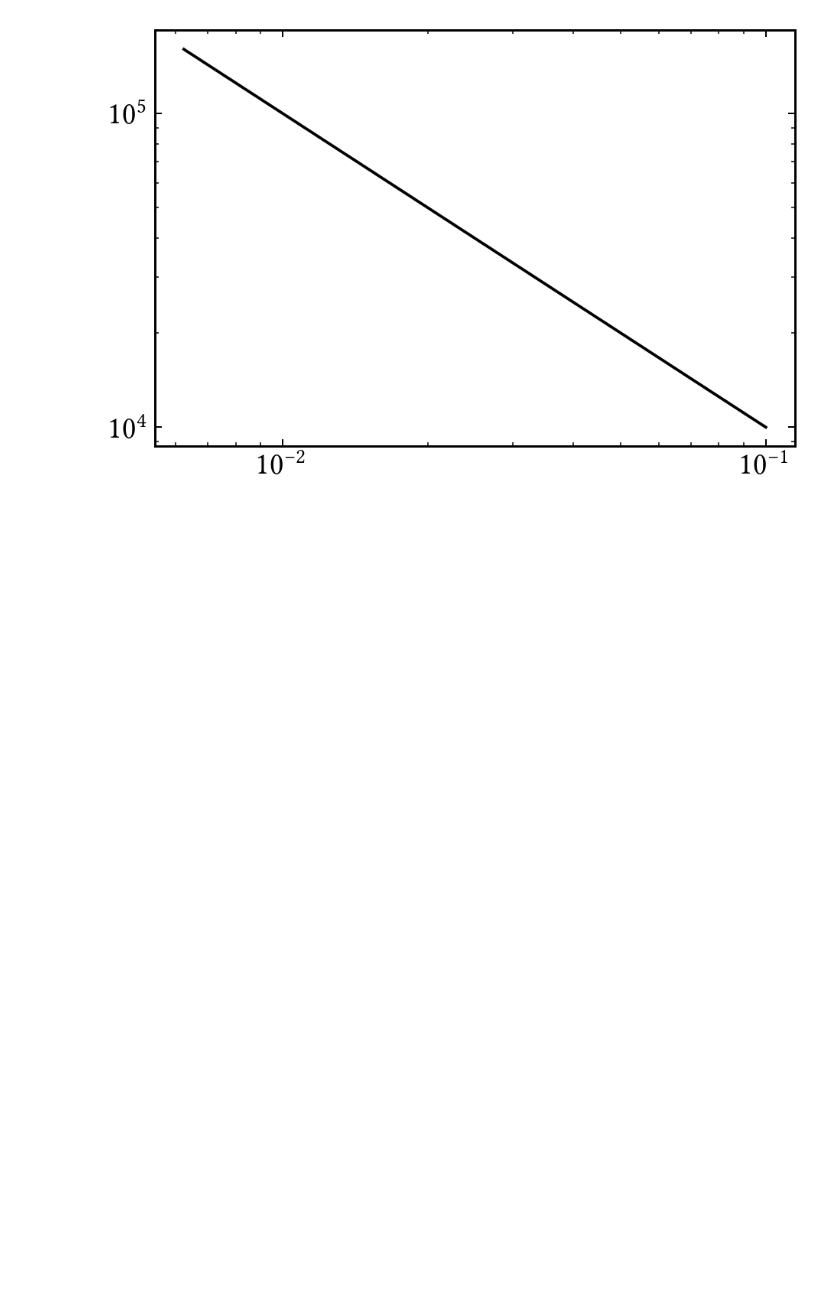
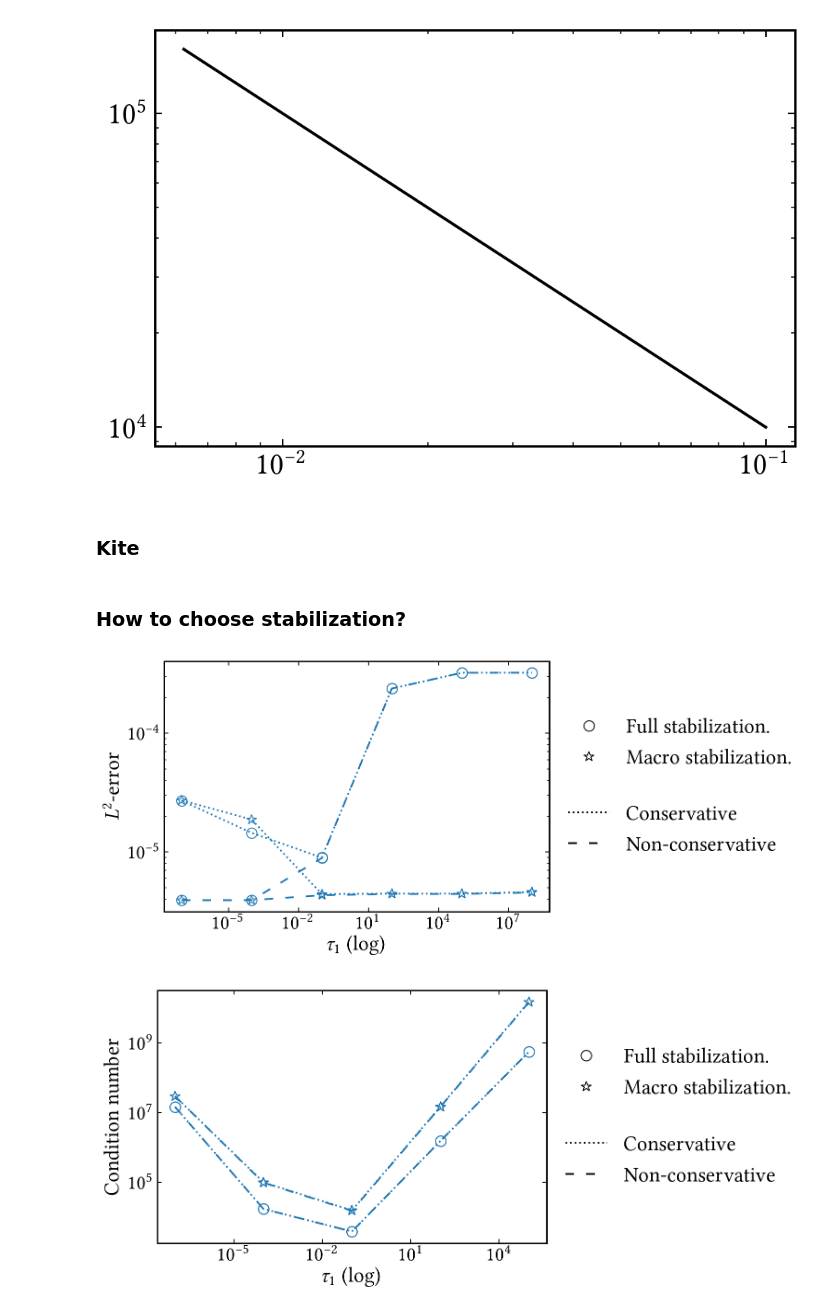
Before and after one commit to CutFEM/CutFEM-Library, a Jupyter notebook: notebook/convection_diffusion/macro_algoim.ipynb, the cells around one changed output. Drawn from its saved outputs; the diff is of its cells as text; code cells hidden in the pictures; blank space fills up the shorter version.

Commit message:
fixed issue with conservation error and cleanup

```diff
--- a/notebook/convection_diffusion/macro_algoim.ipynb
+++ b/notebook/convection_diffusion/macro_algoim.ipynb
@@ -551,3 +551,5 @@ ax4.set_ylabel(r"$\|u(T)-u_h(T)\|_{\Omega(T)}$", fontsize=18)
 [figure]
 ValueError: x and y must have same first dimension, but have shapes (5,) and (4,)
 [figure]
+# %% [markdown]
+### Kite
@@ -553,0 +561,48 @@ ValueError: x and y must have same first dimension, but have shapes (5,) and (4,
+# %% [markdown]
+### How to choose stabilization?
+# %%
+error_conservative_fullstab = [2.701011567025199e-05, 1.447210144540149e-05, 8.962351343872785e-06, 0.0002381289739391848, 0.0003235018543894887, 0.0003239571740911489]
+cond_conservative_fullstab = [1.461763e+07, 1.740499e+04, 3.921728e+03, 1.538674e+06, 5.520072e+08]  # last inf
+
+error_conservative_macro = [2.722757587156617e-05, 1.874490734468409e-05, 4.417350322913139e-06, 4.456535100383226e-06, 4.456707195952116e-06, 4.589379445178644e-06]
+cond_conservative_macro = [2.941805e+07, 1.005426e+05, 1.576030e+04, 1.491848e+07, 1.491767e+10]     # last inf
+
+error_classical_fullstab = [3.926530123286841e-06, 3.929240197057279e-06, 8.885089210390989e-06, 0.0002381284607139589, 0.0003235018785731644, 0.0003239525640264248]
+cond_classical_fullstab = [1.461472e+07, 1.734075e+04, 3.919320e+03, 1.536805e+06, 5.520072e+08]     # last inf
+
+error_classical_macro = [3.926444659946656e-06, 3.927241266393924e-06, 4.319827760057842e-06, 4.427303177741356e-06, 4.42753248369591e-06, 4.554366155042759e-06]
+cond_classical_macro= [2.939656e+07, 9.806948e+04, 1.538307e+04, 1.455776e+07, 1.455697e+10]
+
+c = [0.0000001, 0.0001, 0.1, 100, 100000, 100000000]
+
+
+plt.show()
+
+fig4, ax4 = plt.subplots()
+ax4.loglog(c, error_conservative_fullstab,  marker='o', markersize=9, linestyle=":", markeredgewidth=0.8, markerfacecolor="None", color="C0", label=r"Conservative, Full Stabilization")
+ax4.loglog(c, error_conservative_macro,  marker='*', markersize=9, linestyle=":", markeredgewidth=0.8, markerfacecolor="None", color="C0", label=r"Conservative, Macro Stabilization")
+ax4.loglog(c, error_classical_fullstab,  marker='o', markersize=9, linestyle=(0, (5,7)), markeredgewidth=0.8, markerfacecolor="None", color="C0", label=r"Non-conservative, Full Stabilization")
+ax4.loglog(c, error_classical_macro,  marker='*', markersize=9, linestyle=(0, (5,7)), markeredgewidth=0.8, markerfacecolor="None", color="C0", label=r"Non-conservative, Macro Stabilization")
+ax4.legend(prop={'size': 18},loc='center left', bbox_to_anchor=(1.0, 0.5), ncol=1, frameon=False)
+ax4.legend(handles=[circle, star, space, conservative, classical], prop={'size': 18},loc='center left', bbox_to_anchor=(1.0, 0.5), ncol=1, frameon=False)
+ax4.set_xlabel(r"$\tau_1$ (log)", fontsize=18)
+ax4.tick_params(axis='both', which='major', labelsize=17)
+#ax4.set_ylabel(r"$\kappa(A)$", fontsize=18)
+ax4.set_ylabel(r"$L^2$-error", fontsize=18)
+plt.show()
+
+fig4, ax4 = plt.subplots()
+ax4.loglog(c[:-1], cond_conservative_fullstab,  marker='o', markersize=9, linestyle=":", markeredgewidth=0.8, markerfacecolor="None", color="C0", label=r"Conservative, Full Stabilization")
+ax4.loglog(c[:-1], cond_conservative_macro,  marker='*', markersize=9, linestyle=":", markeredgewidth=0.8, markerfacecolor="None", color="C0", label=r"Conservative, Macro Stabilization")
+ax4.loglog(c[:-1], cond_classical_fullstab,  marker='o', markersize=9, linestyle=(0, (5,7)), markeredgewidth=0.8, markerfacecolor="None", color="C0", label=r"Non-conservative, Full Stabilization")
+ax4.loglog(c[:-1], cond_classical_macro,  marker='*', markersize=9, linestyle=(0, (5,7)), markeredgewidth=0.8, markerfacecolor="None", color="C0", label=r"Non-conservative, Macro Stabilization")
+ax4.legend(prop={'size': 18},loc='center left', bbox_to_anchor=(1.0, 0.5), ncol=1, frameon=False)
+ax4.legend(handles=[circle, star, space, conservative, classical], prop={'size': 18},loc='center left', bbox_to_anchor=(1.0, 0.5), ncol=1, frameon=False)
+ax4.set_xlabel(r"$\tau_1$ (log)", fontsize=18)
+ax4.tick_params(axis='both', which='major', labelsize=17)
+#ax4.set_ylabel(r"$\kappa(A)$", fontsize=18)
+ax4.set_ylabel("Condition number", fontsize=18)
+plt.show()
+# %% [output]
+[figure, added]
+[figure, added]
```
Also changed, not shown: parts of 5 cells of this notebook, 3 other files.
